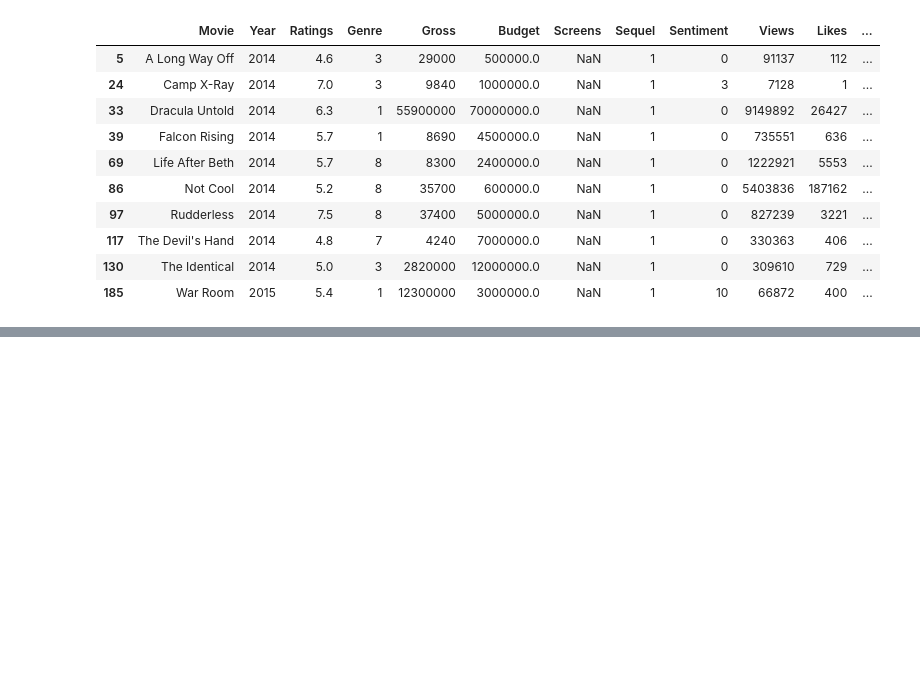
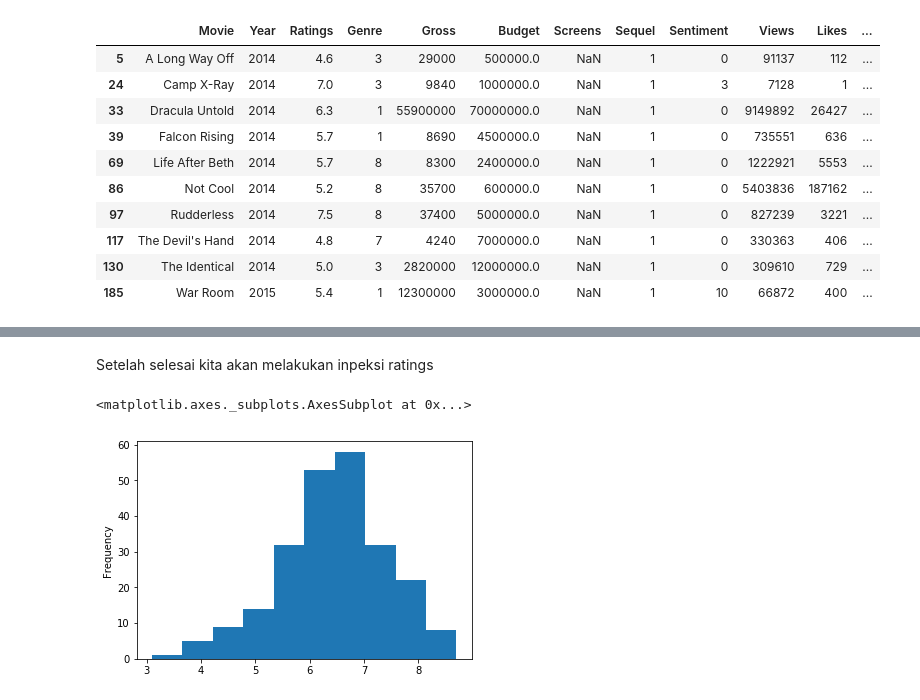
Before and after one commit to FawwazMayda/UTSRPLD, a Jupyter notebook: Permulaan.ipynb, the cells around one changed output, grey strips where cells are left out. Saved outputs shown, nothing was run; the diff lists cells and outputs as text; code cells hidden in the pictures; blank space fills up the shorter version.

Commit message:
Cleaning data

```diff
--- a/Permulaan.ipynb
+++ b/Permulaan.ipynb
@@ -73,0 +85,2 @@ data[pd.isnull(data["Aggregate Followers"])]
+# %%
+data.fillna(data.mean(),inplace=True)
@@ -73,0 +128,7 @@ data[pd.isnull(data["Aggregate Followers"])]
+# %% [markdown]
+Setelah selesai kita akan melakukan inpeksi ratings
+# %%
+data.Ratings.plot(kind="hist")
+# %% [output]
+<matplotlib.axes._subplots.AxesSubplot at 0x...>
+[figure, added]
```
Also changed, not shown: parts of 4 cells of this notebook.
